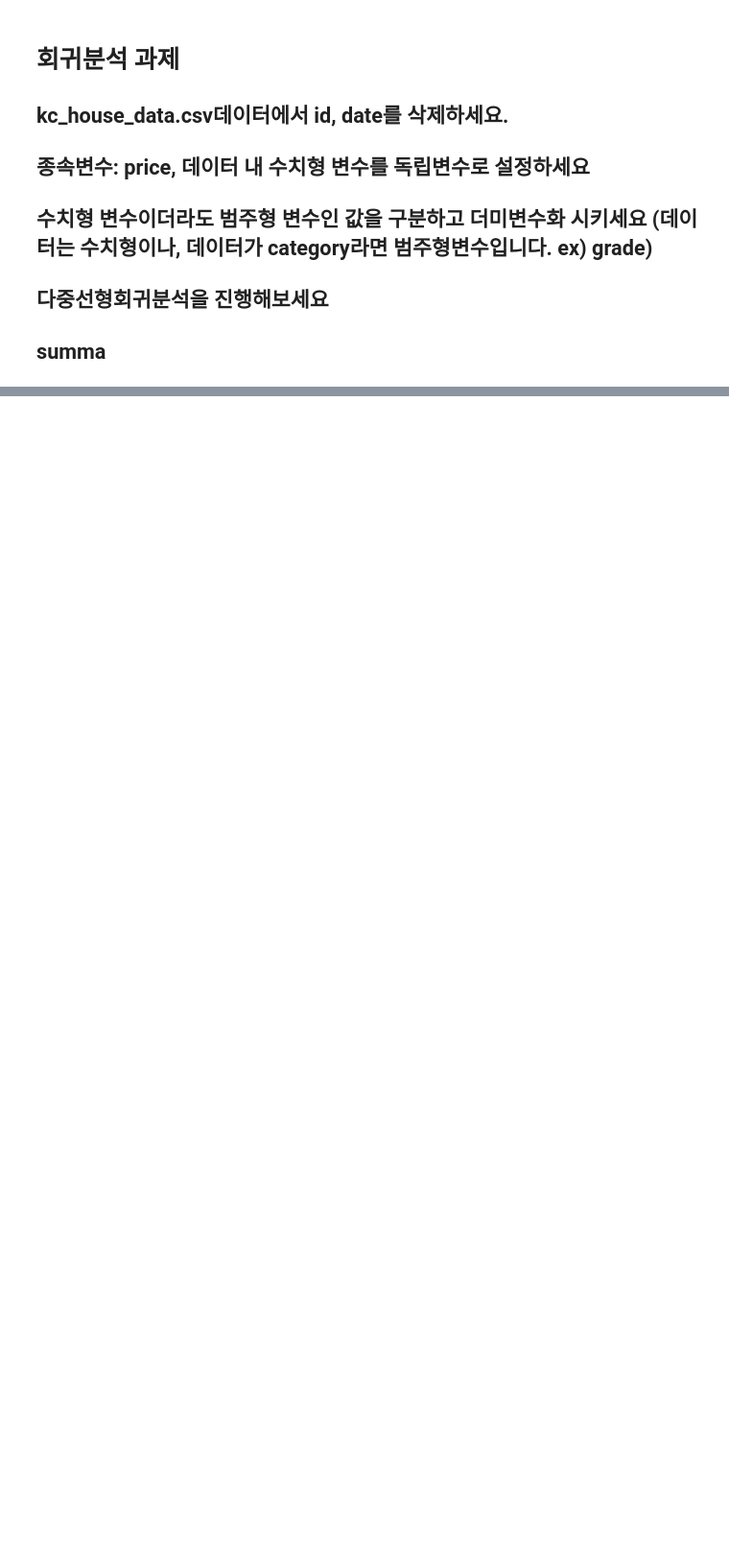
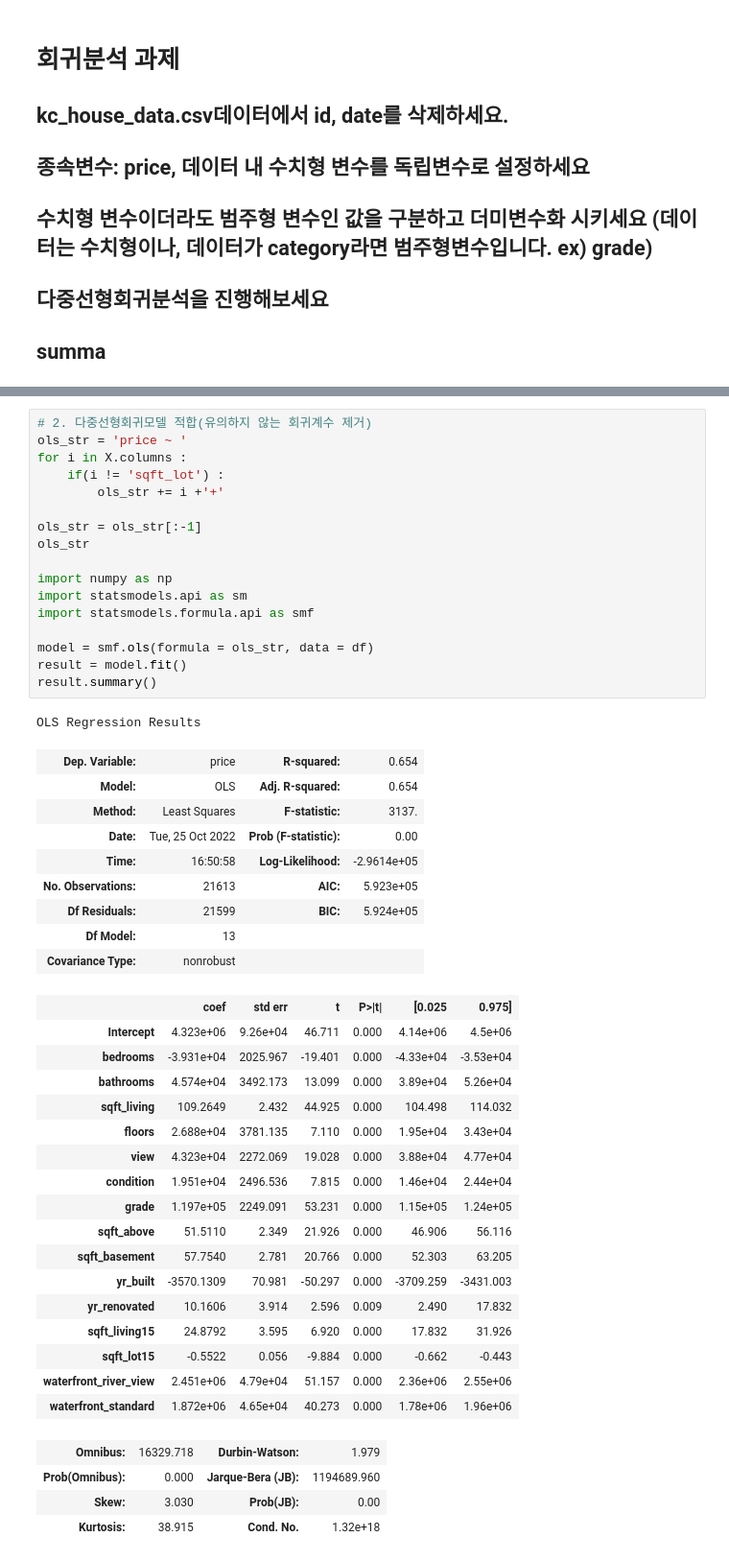
Before and after one commit to blackbutterfly0852/ADP_PRACTICE, a Jupyter notebook: 221019_회귀분석.ipynb, the cells around one changed output, grey strips where cells are left out. Shown: that part at 96% size. Cells and saved outputs as stored; diff of their text form; blank space fills up the shorter version.

```diff
--- a/221019_회귀분석.ipynb
+++ b/221019_회귀분석.ipynb
@@ -257,0 +391,49 @@ data
+# %%
+# 2. 다중선형회귀모델 적합(유의하지 않는 회귀계수 제거)
+ols_str = 'price ~ '
+for i in X.columns :
+    if(i != 'sqft_lot') :
+        ols_str += i +'+'
+
+ols_str = ols_str[:-1]
+ols_str
+
+import numpy as np
+import statsmodels.api as sm
+import statsmodels.formula.api as smf
+
+model = smf.ols(formula = ols_str, data = df)
+result = model.fit()
+result.summary()
+# %% [output]
+OLS Regression Results
+| Dep. Variable: | price | R-squared: | 0.654 |
+| Model: | OLS | Adj. R-squared: | 0.654 |
+| Method: | Least Squares | F-statistic: | 3137. |
+| Date: | Tue, 25 Oct 2022 | Prob (F-statistic): | 0.00 |
+| Time: | 16:50:58 | Log-Likelihood: | -2.9614e+05 |
+| No. Observations: | 21613 | AIC: | 5.923e+05 |
+| Df Residuals: | 21599 | BIC: | 5.924e+05 |
+| Df Model: | 13 |  |  |
+| Covariance Type: | nonrobust |  |  |
+|  | coef | std err | t | P>|t| | [0.025 | 0.975] |
+| Intercept | 4.323e+06 | 9.26e+04 | 46.711 | 0.000 | 4.14e+06 | 4.5e+06 |
+| bedrooms | -3.931e+04 | 2025.967 | -19.401 | 0.000 | -4.33e+04 | -3.53e+04 |
+| bathrooms | 4.574e+04 | 3492.173 | 13.099 | 0.000 | 3.89e+04 | 5.26e+04 |
+| sqft_living | 109.2649 | 2.432 | 44.925 | 0.000 | 104.498 | 114.032 |
+| floors | 2.688e+04 | 3781.135 | 7.110 | 0.000 | 1.95e+04 | 3.43e+04 |
+| view | 4.323e+04 | 2272.069 | 19.028 | 0.000 | 3.88e+04 | 4.77e+04 |
+| condition | 1.951e+04 | 2496.536 | 7.815 | 0.000 | 1.46e+04 | 2.44e+04 |
+| grade | 1.197e+05 | 2249.091 | 53.231 | 0.000 | 1.15e+05 | 1.24e+05 |
+| sqft_above | 51.5110 | 2.349 | 21.926 | 0.000 | 46.906 | 56.116 |
+| sqft_basement | 57.7540 | 2.781 | 20.766 | 0.000 | 52.303 | 63.205 |
+| yr_built | -3570.1309 | 70.981 | -50.297 | 0.000 | -3709.259 | -3431.003 |
+| yr_renovated | 10.1606 | 3.914 | 2.596 | 0.009 | 2.490 | 17.832 |
+| sqft_living15 | 24.8792 | 3.595 | 6.920 | 0.000 | 17.832 | 31.926 |
+| sqft_lot15 | -0.5522 | 0.056 | -9.884 | 0.000 | -0.662 | -0.443 |
+| waterfront_river_view | 2.451e+06 | 4.79e+04 | 51.157 | 0.000 | 2.36e+06 | 2.55e+06 |
+| waterfront_standard | 1.872e+06 | 4.65e+04 | 40.273 | 0.000 | 1.78e+06 | 1.96e+06 |
+| Omnibus: | 16329.718 | Durbin-Watson: | 1.979 |
+| Prob(Omnibus): | 0.000 | Jarque-Bera (JB): | 1194689.960 |
+| Skew: | 3.030 | Prob(JB): | 0.00 |
+| Kurtosis: | 38.915 | Cond. No. | 1.32e+18 |
```
Also changed, not shown: parts of 36 cells of this notebook.
